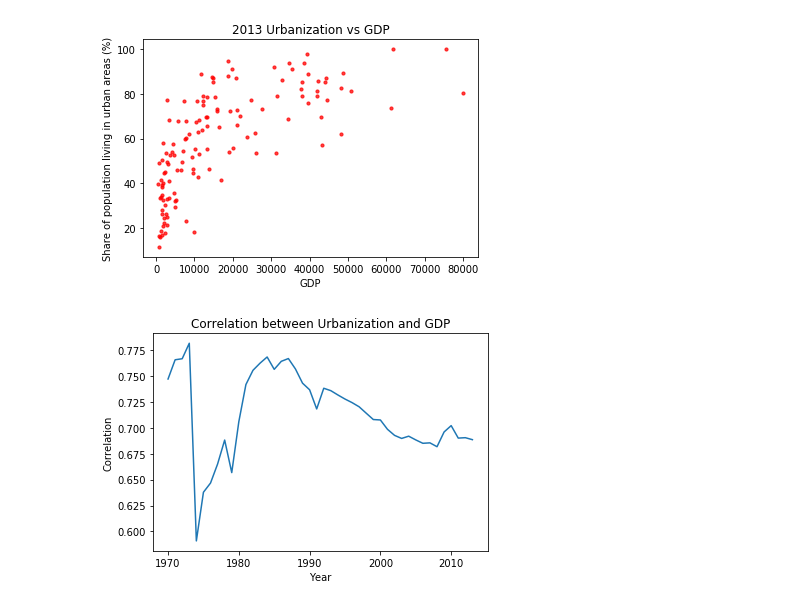
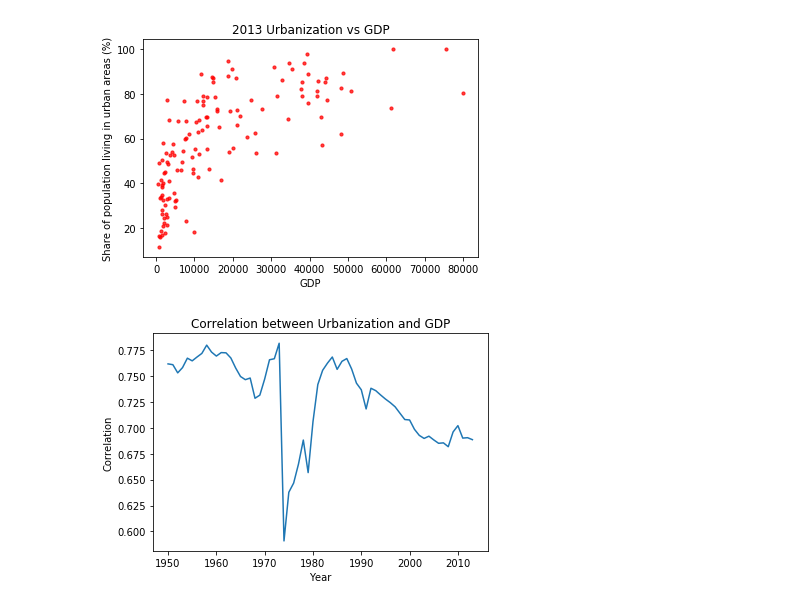
Before and after one commit to manojkdey/GW-test_repo1, a Jupyter notebook: Project-1/scripts/Untitled.ipynb, the cells around one changed output. Cells and saved outputs as stored; diff of their text form; code cells hidden in the pictures.

```diff
--- a/Project-1/scripts/Untitled.ipynb
+++ b/Project-1/scripts/Untitled.ipynb
@@ -150,26 +156,28 @@ scatt_plot(2013)
 # %% [output]
 [figure]
 # %%
-beg_year = 1970
+beg_year = 1950
 end_year = 2014
 correlations = pd.DataFrame({
     "YEAR": list (range(beg_year, end_year)),
     "Corr" : np.nan
 })
 for i in range(beg_year, end_year):
     y=gdp_per_capita_year(i)['urban_share']
     x=gdp_per_capita_year(i)['gdp_per_capita']
     correlations.loc[correlations["YEAR"]==i, "Corr"] = np.corrcoef(x, y)[1,0]
 
 fig = plt.figure()
 ax = plt.axes()
 
 ax.plot(correlations["YEAR"], correlations["Corr"]);
 plt.title("Correlation between Urbanization and GDP")
 plt.xlabel("Year")
 plt.ylabel("Correlation")
+plt.savefig("../output/correlation_gdp_urb.png", dpi=300)
+
 plt.show()
 # %% [output]
-[figure, old version]
+[figure, new version]
 # %%
 df=gdp_urbanization.loc[(gdp_urbanization["Year"] >= beg_year) & (gdp_urbanization["Year"]<=end_year),:]
```
Also changed, not shown: parts of 7 cells of this notebook, 9 other files.
